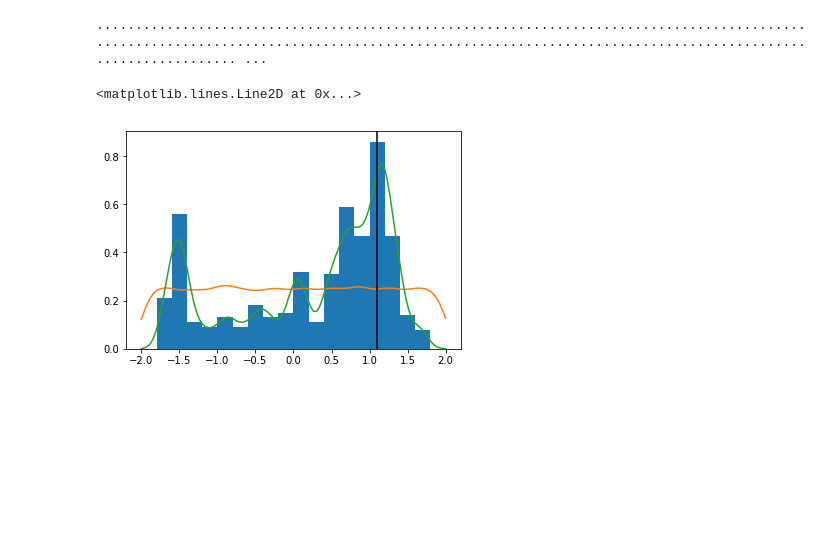
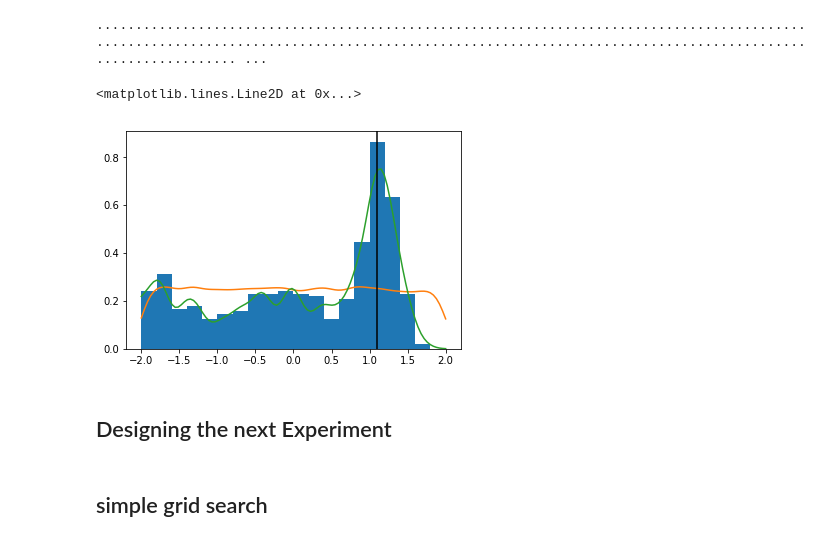
Before and after one commit to cranmer/active_sciencing, a Jupyter notebook: clean/active_gaussian.ipynb, the cells around one changed output. Saved outputs shown, nothing was run; the diff lists cells and outputs as text; code cells hidden in the pictures; blank space fills up the shorter version.

```diff
--- a/clean/active_gaussian.ipynb
+++ b/clean/active_gaussian.ipynb
@@ -12,3 +12,6 @@ PHI_RANGE     = [0,6]
 THETA_RANGE   = [-2,2]
 DATA_RANGE    = [-5,5]
 THE_SIMULATOR = gaussian.simulator
+# %%
+model_details_shifts = [-10,10]
+model_details_mirror = False
@@ -118,13 +125,14 @@ axarr[1].plot(xs,np.exp(logpdf(xs)))
 # %% [markdown]
 ## The posterior $p(\theta|x,\Phi)$
 # %%
-reload(common)
+import common
 example_posterior = common.calculate_posterior(
     example_prior,example_data,example_phi,
     lnprob_args = dict(simulator = THE_SIMULATOR,
                        simulation_kwargs = {'n_samples': 10000},
                        distr_kwargs =  {'range': DATA_RANGE},
-                       logpdf_kwargs = {}),
+                       logpdf_kwargs = {'mirror': model_details_mirror, 'mirror_shifts': model_details_shifts}
+                  ),
     n_chainlen = 50
 )
 # %% [output]
@@ -132,9 +140,13 @@ example_posterior = common.calculate_posterior(
 # %%
 xs = np.linspace(*THETA_RANGE,num = 21)
 example_posterior.hist(bins = 20,normed = True)
 example_prior.plot()
 example_posterior.plot()
-plt.axvline(posterior.map(bins = 20), c = 'k')
+plt.axvline(example_posterior.map(bins = 20), c = 'k')
 # %% [output]
 <matplotlib.lines.Line2D at 0x...>
-[figure, old version]
+[figure, new version]
+# %% [markdown]
+## Designing the next Experiment
+# %% [markdown]
+## simple grid search
```
Also changed, not shown: parts of 9 cells of this notebook, 2 other files.
